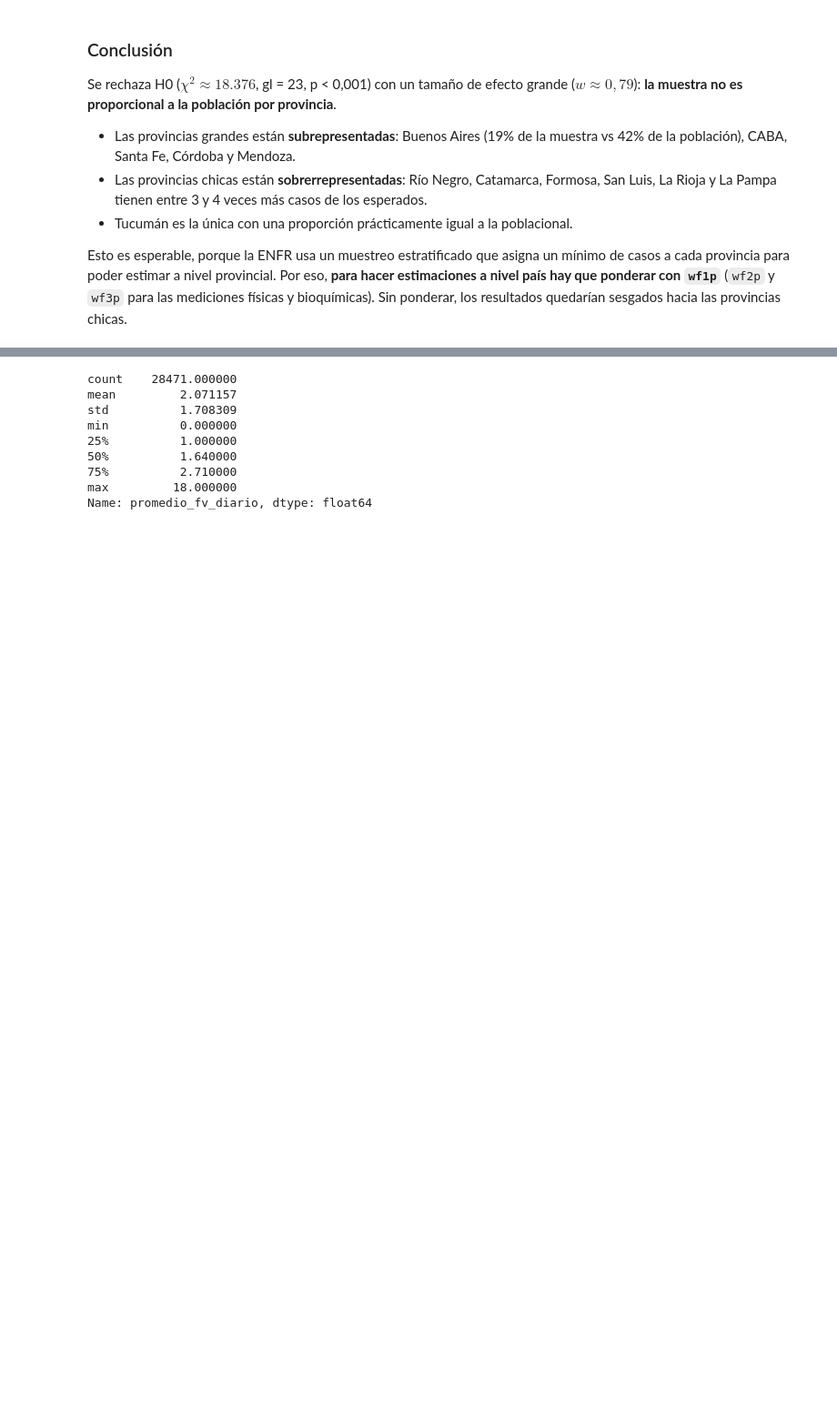
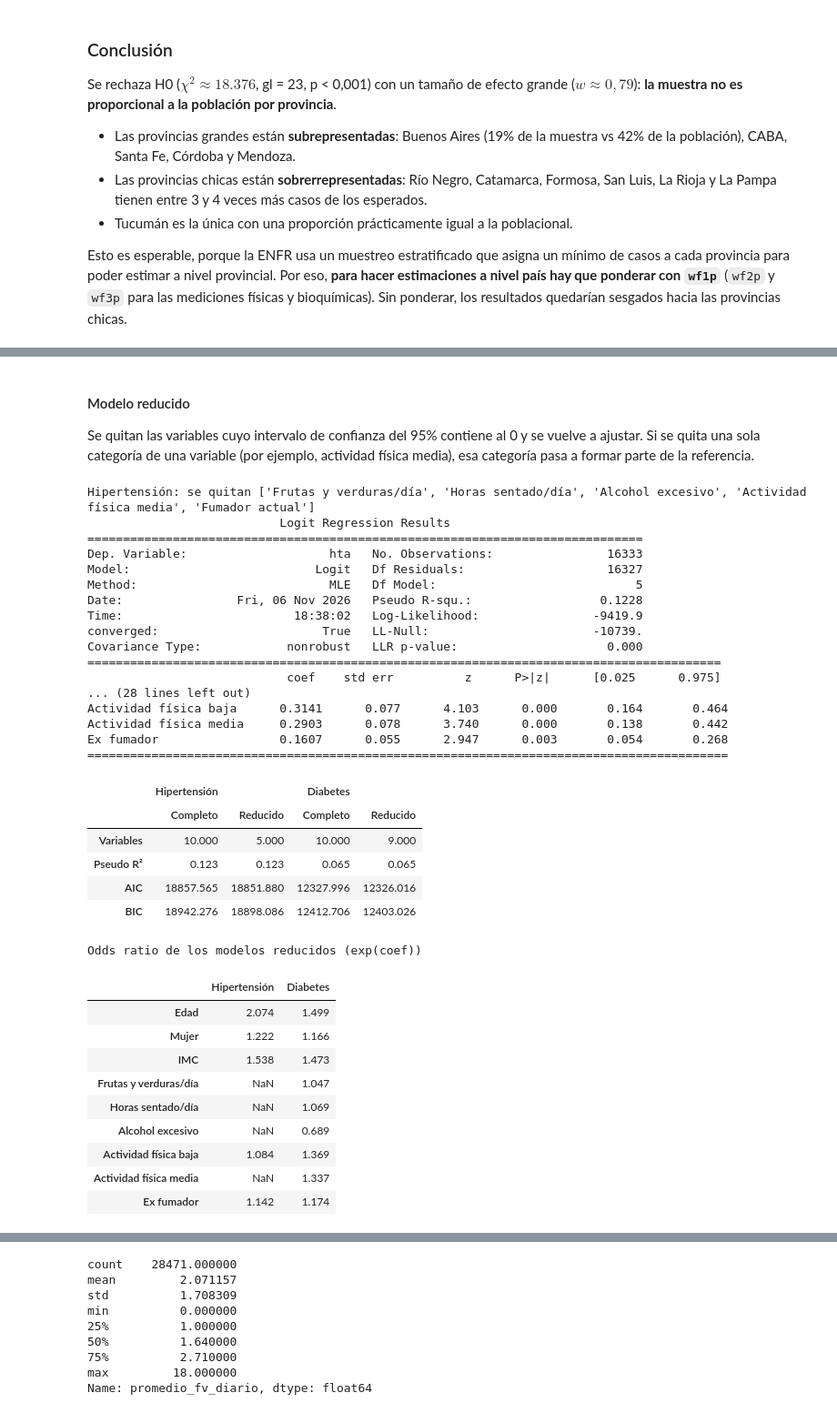
Before and after one commit to fausmurgades/Fundamentos-De-La-Ciencia-De-Datos-TP-Especial, a Jupyter notebook: entrega.ipynb, the cells around one changed output, grey strips where cells are left out. Shown at 91% size. Saved outputs shown, nothing was run; the diff lists cells and outputs as text; code cells hidden in the pictures; blank space fills up the shorter version.

```diff
--- a/entrega.ipynb
+++ b/entrega.ipynb
@@ -1193,0 +1227,60 @@ plt.show()
+# %% [markdown]
+#### Modelo reducido
+
+Se quitan las variables cuyo intervalo de confianza del 95% contiene al 0 y se vuelve a ajustar. Si se quita una sola categoría de una variable (por ejemplo, actividad física media), esa categoría pasa a formar parte de la referencia.
+# %%
+def significativas(modelo):
+    """Devuelve las variables cuyo intervalo de confianza del 95% no contiene al 0."""
+    ic = modelo.conf_int().drop('const')
+    return list(ic.index[(ic[0] > 0) | (ic[1] < 0)])
+
+
+reducidos = {}
+for r, modelo in completos.items():
+    variables = significativas(modelo)
+    reducidos[r] = ajustar_logit(r, variables)
+    print(f"{ENFERMEDADES[r]}: se quitan {[v for v in predictores if v not in variables]}")
+    print(reducidos[r].summary())
+
+display(pd.DataFrame({
+    (ENFERMEDADES[r], version): {'Variables': len(m.params) - 1, 'Pseudo R²': m.prsquared, 'AIC': m.aic, 'BIC': m.bic}
+    for r in ENFERMEDADES for version, m in [('Completo', completos[r]), ('Reducido', reducidos[r])]
+}).round(3))
+
+print('Odds ratio de los modelos reducidos (exp(coef))')
+display(pd.DataFrame({ENFERMEDADES[r]: np.exp(m.params.drop("const")) for r, m in reducidos.items()}).reindex(predictores).dropna(how="all").round(3))
+# %% [output]
+Hipertensión: se quitan ['Frutas y verduras/día', 'Horas sentado/día', 'Alcohol excesivo', 'Actividad física media', 'Fumador actual']
+                           Logit Regression Results
+==============================================================================
+Dep. Variable:                    hta   No. Observations:                16333
+Model:                          Logit   Df Residuals:                    16327
+Method:                           MLE   Df Model:                            5
+Date:                Fri, 06 Nov 2026   Pseudo R-squ.:                  0.1228
+Time:                        18:38:02   Log-Likelihood:                -9419.9
+converged:                       True   LL-Null:                       -10739.
+Covariance Type:            nonrobust   LLR p-value:                     0.000
+=========================================================================================
+                            coef    std err          z      P>|z|      [0.025      0.975]
+... (28 lines left out)
+Actividad física baja      0.3141      0.077      4.103      0.000       0.164       0.464
+Actividad física media     0.2903      0.078      3.740      0.000       0.138       0.442
+Ex fumador                 0.1607      0.055      2.947      0.003       0.054       0.268
+==========================================================================================
+|  | Hipertensión |  | Diabetes |  |
+|  | Completo | Reducido | Completo | Reducido |
+| Variables | 10.000 | 5.000 | 10.000 | 9.000 |
+| Pseudo R² | 0.123 | 0.123 | 0.065 | 0.065 |
+| AIC | 18857.565 | 18851.880 | 12327.996 | 12326.016 |
+| BIC | 18942.276 | 18898.086 | 12412.706 | 12403.026 |
+Odds ratio de los modelos reducidos (exp(coef))
+|  | Hipertensión | Diabetes |
+| Edad | 2.074 | 1.499 |
+| Mujer | 1.222 | 1.166 |
+| IMC | 1.538 | 1.473 |
+| Frutas y verduras/día | NaN | 1.047 |
+| Horas sentado/día | NaN | 1.069 |
+| Alcohol excesivo | NaN | 0.689 |
+| Actividad física baja | 1.084 | 1.369 |
+| Actividad física media | NaN | 1.337 |
+| Ex fumador | 1.142 | 1.174 |
```
Also changed, not shown: parts of 28 cells of this notebook, 3 other files.
